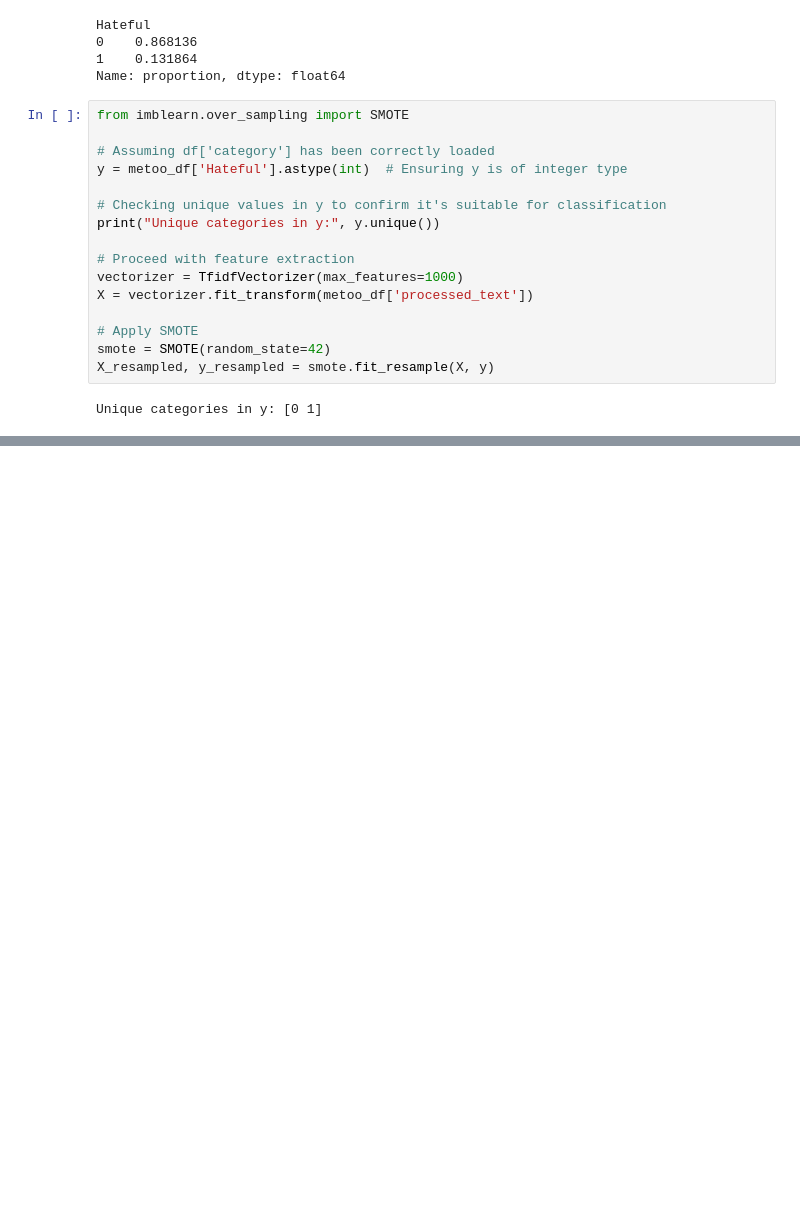
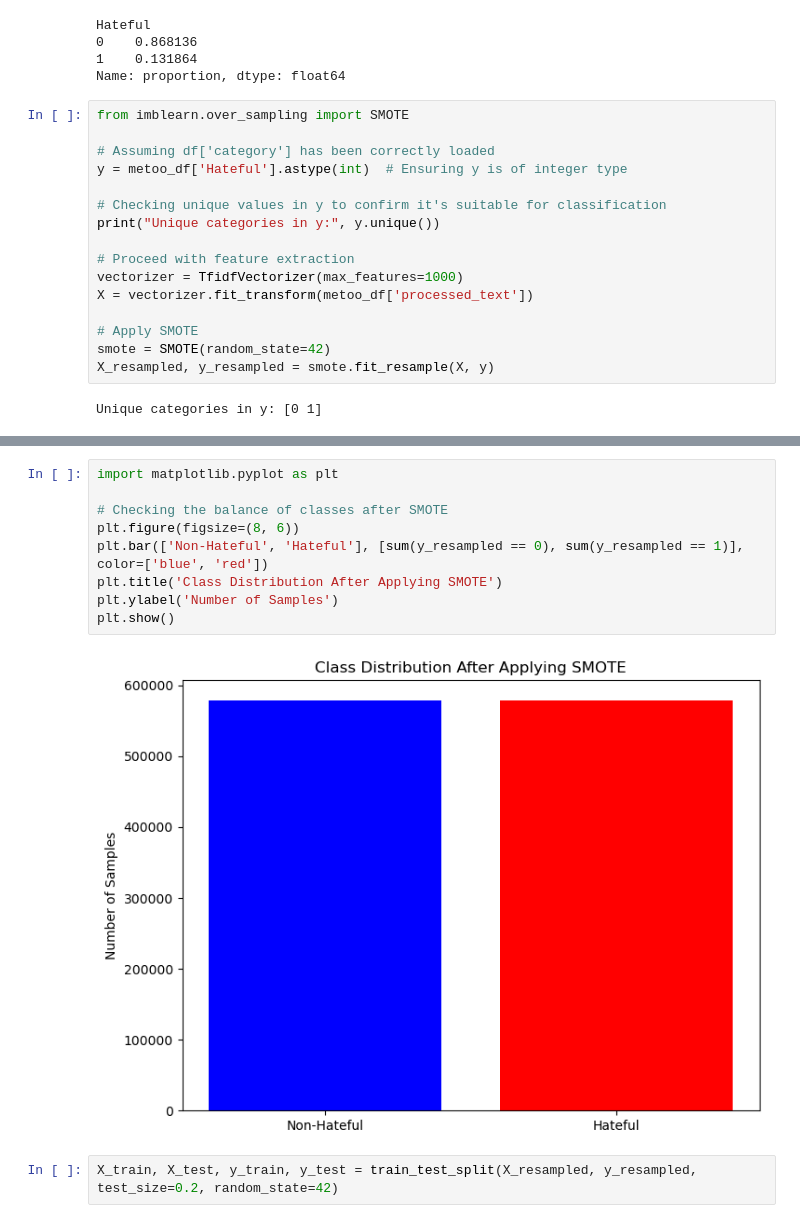
Before and after one commit to AkshayHanchate/-MeToo_Hate_Speech_Detection_NLP, a Jupyter notebook: MeToo_Hateful_NLP.ipynb, the cells around one changed output, grey strips where cells are left out. Drawn from its saved outputs; the diff is of its cells as text; blank space fills up the shorter version.

```diff
--- a/MeToo_Hateful_NLP.ipynb
+++ b/MeToo_Hateful_NLP.ipynb
@@ -277,0 +279,13 @@ Name: Hateful, Length: 666125, dtype: int64
+# %%
+import matplotlib.pyplot as plt
+
+# Checking the balance of classes after SMOTE
+plt.figure(figsize=(8, 6))
+plt.bar(['Non-Hateful', 'Hateful'], [sum(y_resampled == 0), sum(y_resampled == 1)], color=['blue', 'red'])
+plt.title('Class Distribution After Applying SMOTE')
+plt.ylabel('Number of Samples')
+plt.show()
+# %% [output]
+[figure, added]
+# %%
+X_train, X_test, y_train, y_test = train_test_split(X_resampled, y_resampled, test_size=0.2, random_state=42)
```
Also changed, not shown: parts of 5 cells of this notebook.
